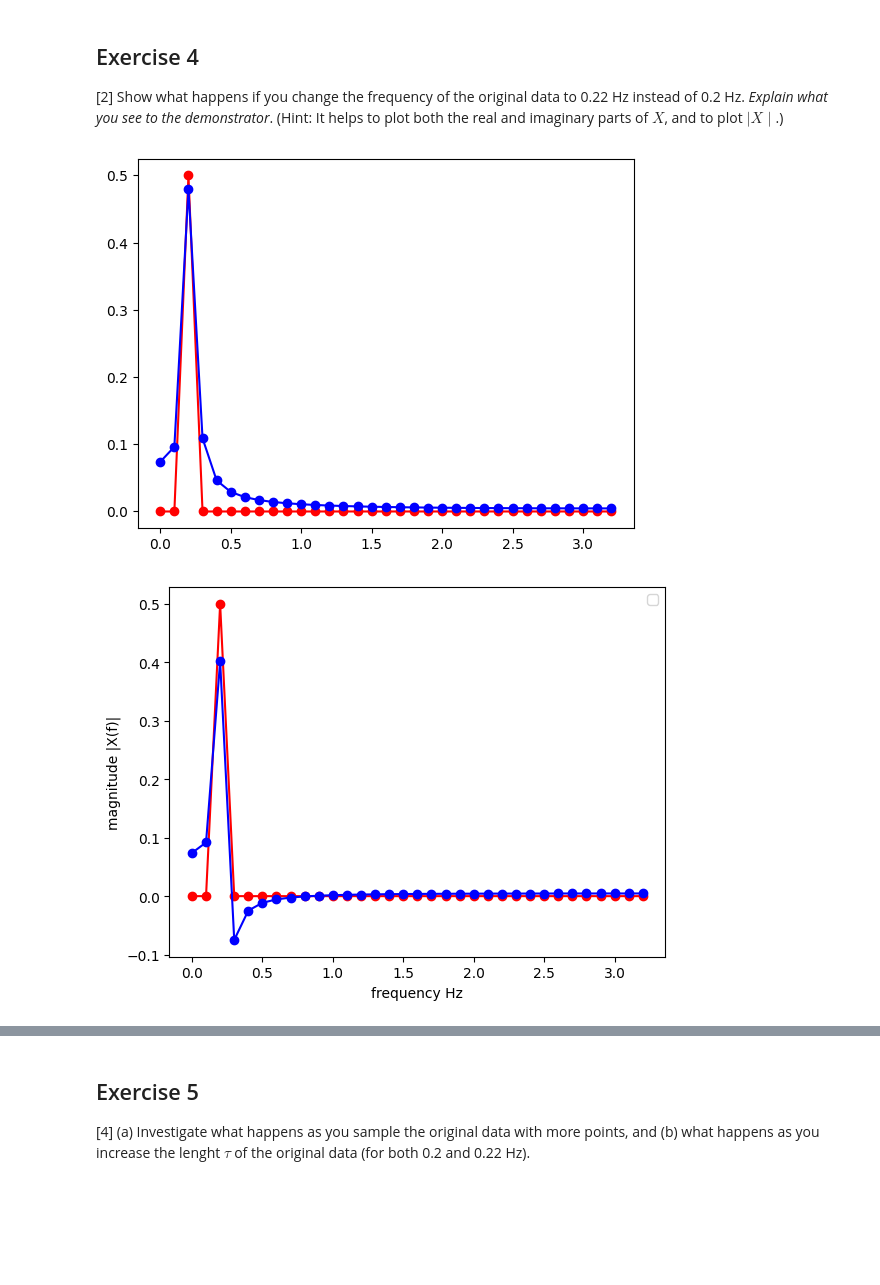
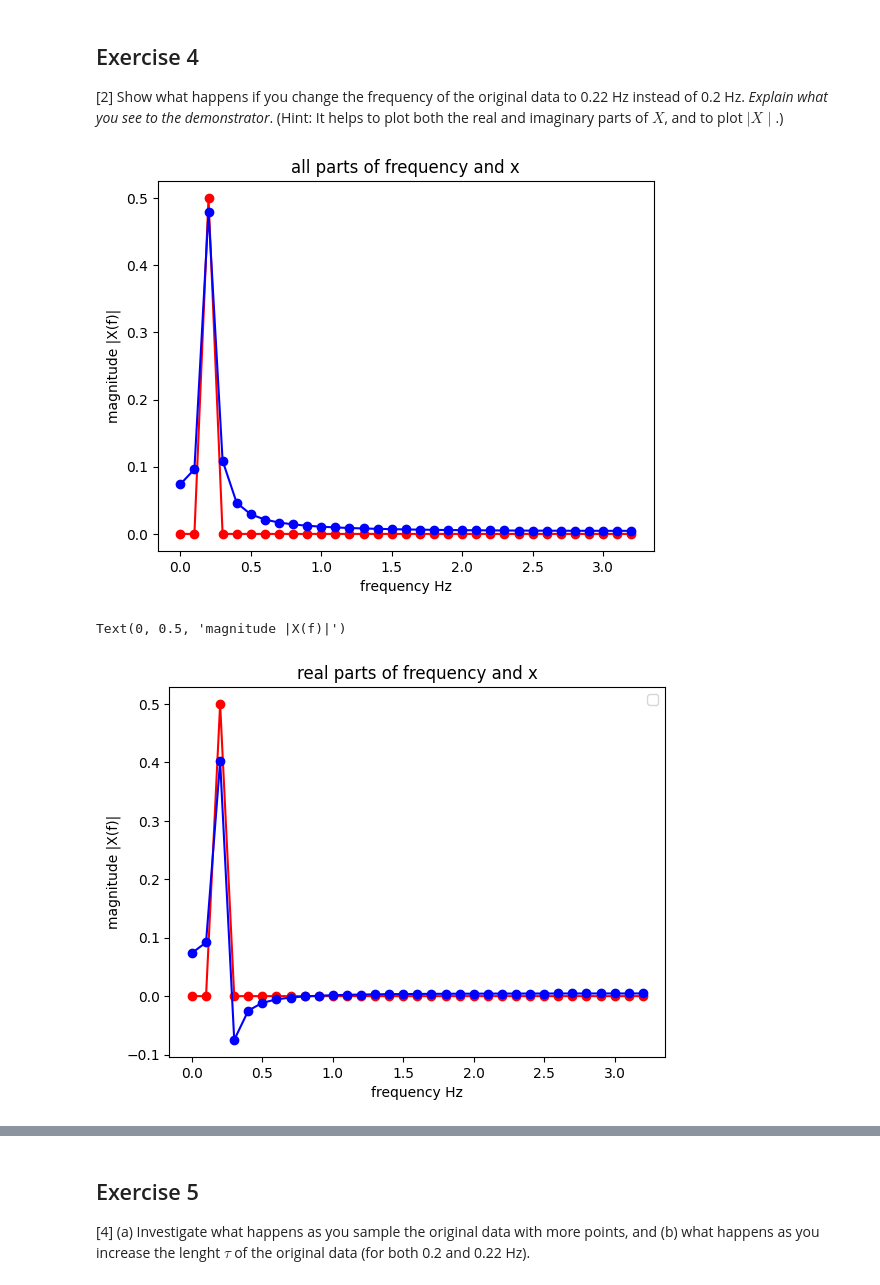
Before and after one commit to PX2145-2025/week-10-b-Anest-Cunliffe, a Jupyter notebook: FFT.ipynb, the cells around one changed output, grey strips where cells are left out. Drawn from its saved outputs; the diff is of its cells as text; code cells hidden in the pictures; blank space fills up the shorter version.

```diff
--- a/FFT.ipynb
+++ b/FFT.ipynb
@@ -368,22 +371,28 @@ Text(0, 0.5, 'FFT of x')
 [2] Show what happens if you change the frequency of the original data to 0.22 Hz instead of 0.2 Hz. _Explain what you see to the demonstrator_.
 (Hint: It helps to plot both the real and imaginary parts of $X$, and to plot $\mid X \mid$.)
 # %%
-f_new=0.22
+f_new=0.22 #defining new frequency
 x_new=np.cos(2*np.pi*f_new*t)
-f_mag_new, x_mag_new= Spectrum1(x_new, Fs)
+f_mag_new, x_mag_new= Spectrum1(x_new, Fs) #defining new function
 plt.figure()
 plt.plot(f_mag, abs(x_mag), '-ro', label='f0=0.2Hz')
-plt.plot(f_mag_new, abs(x_mag_new), '-ro', label='f0=0.22hZ', color='blue')
+plt.plot(f_mag_new, abs(x_mag_new), '-ro', label='f0=0.22hZ', color='blue') #plotting absolute values
+plt.title('all parts of frequency and x')
+plt.xlabel('frequency Hz')
+plt.ylabel('magnitude |X(f)|')
 plt.show()
 plt.legend()
 plt.xlabel('frequency Hz')
 plt.ylabel('magnitude |X(f)|')
 #0.22Hz has lower magnitude than 0.2Hz and experiences a dip below 0
 
 plt.plot(f_mag, x_mag.real, '-ro', label='f0=0.2Hz')
 plt.plot(f_mag_new, x_mag_new.real, '-ro', label='f0=0.22hZ', color='blue')
-plt.show()
+plt.title('real parts of frequency and x')
+plt.xlabel('frequency Hz')
+plt.ylabel('magnitude |X(f)|')
 # %% [output]
-[figure, old version]
+[figure, new version]
+Text(0, 0.5, 'magnitude |X(f)|')
-[figure, old version]
+[figure, new version]
 # %%
```
Also changed, not shown: parts of 8 cells of this notebook.
